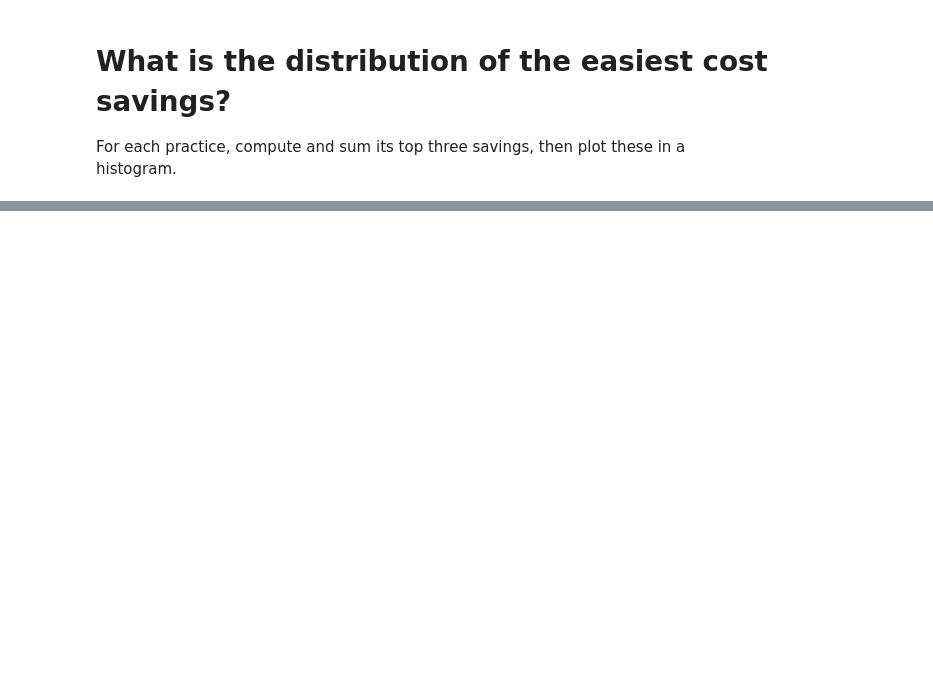
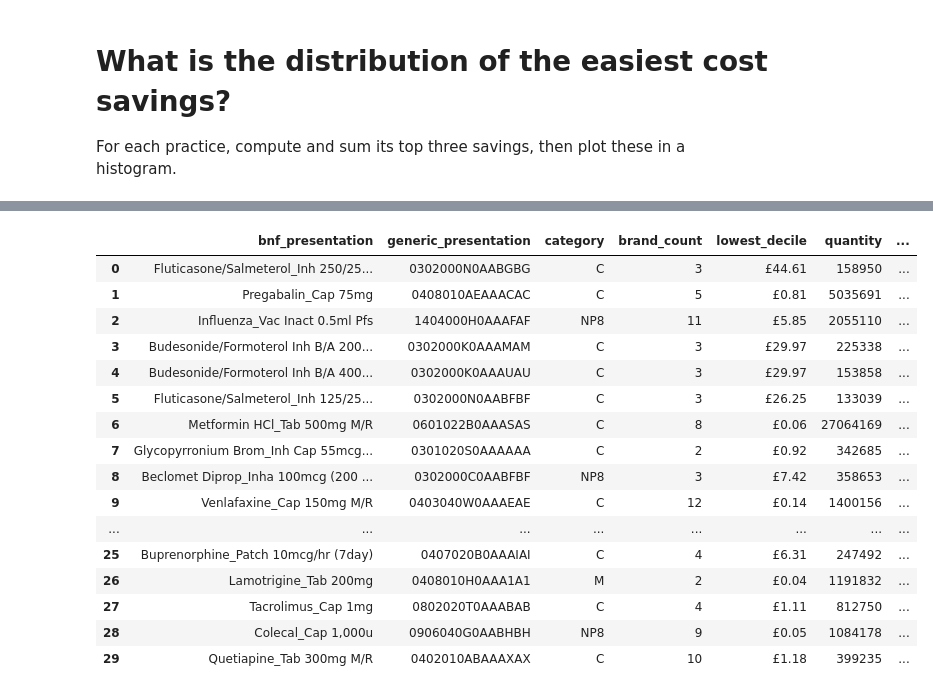
Before and after one commit to ebmdatalab/price-per-dose, a Jupyter notebook: Price per dose.ipynb, the cells around one changed output, grey strips where cells are left out. Drawn from its saved outputs; the diff is of its cells as text; code cells hidden in the pictures; blank space fills up the shorter version.

```diff
--- a/Price per dose.ipynb
+++ b/Price per dose.ipynb
@@ -167,0 +172,23 @@ plt.show()
+# %%
+reload(price_utils)
+top_1000_product = price_utils.get_savings(group_by='product',month=month, limit=1000)
+# %%
+top_1000_product.head(30)
+# %% [output]
+|  | bnf_presentation | generic_presentation | category | brand_count | lowest_decile | quantity | ... |
+| 0 | Fluticasone/Salmeterol_Inh 250/25... | 0302000N0AABGBG | C | 3 | £44.61 | 158950 | ... |
+| 1 | Pregabalin_Cap 75mg | 0408010AEAAACAC | C | 5 | £0.81 | 5035691 | ... |
+| 2 | Influenza_Vac Inact 0.5ml Pfs | 1404000H0AAAFAF | NP8 | 11 | £5.85 | 2055110 | ... |
+| 3 | Budesonide/Formoterol Inh B/A 200... | 0302000K0AAAMAM | C | 3 | £29.97 | 225338 | ... |
+| 4 | Budesonide/Formoterol Inh B/A 400... | 0302000K0AAAUAU | C | 3 | £29.97 | 153858 | ... |
+| 5 | Fluticasone/Salmeterol_Inh 125/25... | 0302000N0AABFBF | C | 3 | £26.25 | 133039 | ... |
+| 6 | Metformin HCl_Tab 500mg M/R | 0601022B0AAASAS | C | 8 | £0.06 | 27064169 | ... |
+| 7 | Glycopyrronium Brom_Inh Cap 55mcg... | 0301020S0AAAAAA | C | 2 | £0.92 | 342685 | ... |
+| 8 | Beclomet Diprop_Inha 100mcg (200 ... | 0302000C0AABFBF | NP8 | 3 | £7.42 | 358653 | ... |
+| 9 | Venlafaxine_Cap 150mg M/R | 0403040W0AAAEAE | C | 12 | £0.14 | 1400156 | ... |
+| ... | ... | ... | ... | ... | ... | ... | ... |
+| 25 | Buprenorphine_Patch 10mcg/hr (7day) | 0407020B0AAAIAI | C | 4 | £6.31 | 247492 | ... |
+| 26 | Lamotrigine_Tab 200mg | 0408010H0AAA1A1 | M | 2 | £0.04 | 1191832 | ... |
+| 27 | Tacrolimus_Cap 1mg | 0802020T0AAABAB | C | 4 | £1.11 | 812750 | ... |
+| 28 | Colecal_Cap 1,000u | 0906040G0AABHBH | NP8 | 9 | £0.05 | 1084178 | ... |
+| 29 | Quetiapine_Tab 300mg M/R | 0402010ABAAAXAX | C | 10 | £1.18 | 399235 | ... |
```
Also changed, not shown: parts of 23 cells of this notebook, 2 other files.
